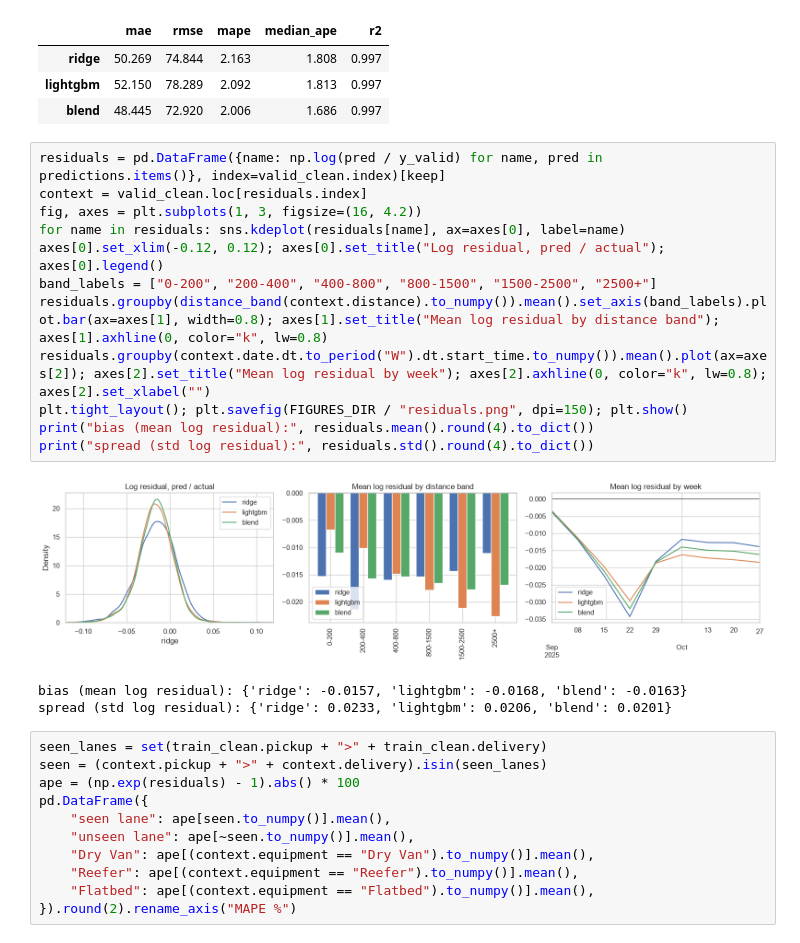
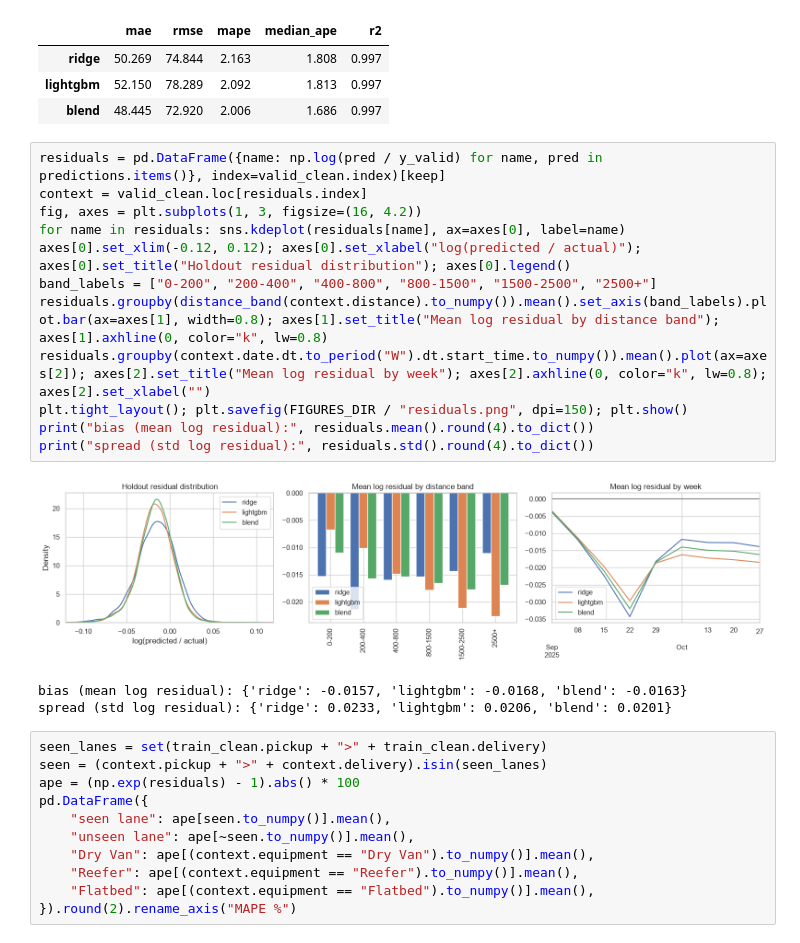
Before and after one commit to elseagle/sp-t1, a Jupyter notebook: notebooks/02_model_selection.ipynb, the cells around one changed output. Saved outputs shown, nothing was run; the diff lists cells and outputs as text.

Commit message:
Tidy report layout and residual plot labels

```diff
--- a/notebooks/02_model_selection.ipynb
+++ b/notebooks/02_model_selection.ipynb
@@ -92,17 +92,17 @@ pd.DataFrame({name: regression_metrics(y_valid[keep], pred[keep]) for name, pred
 # %%
 residuals = pd.DataFrame({name: np.log(pred / y_valid) for name, pred in predictions.items()}, index=valid_clean.index)[keep]
 context = valid_clean.loc[residuals.index]
 fig, axes = plt.subplots(1, 3, figsize=(16, 4.2))
 for name in residuals: sns.kdeplot(residuals[name], ax=axes[0], label=name)
-axes[0].set_xlim(-0.12, 0.12); axes[0].set_title("Log residual, pred / actual"); axes[0].legend()
+axes[0].set_xlim(-0.12, 0.12); axes[0].set_xlabel("log(predicted / actual)"); axes[0].set_title("Holdout residual distribution"); axes[0].legend()
 band_labels = ["0-200", "200-400", "400-800", "800-1500", "1500-2500", "2500+"]
 residuals.groupby(distance_band(context.distance).to_numpy()).mean().set_axis(band_labels).plot.bar(ax=axes[1], width=0.8); axes[1].set_title("Mean log residual by distance band"); axes[1].axhline(0, color="k", lw=0.8)
 residuals.groupby(context.date.dt.to_period("W").dt.start_time.to_numpy()).mean().plot(ax=axes[2]); axes[2].set_title("Mean log residual by week"); axes[2].axhline(0, color="k", lw=0.8); axes[2].set_xlabel("")
 plt.tight_layout(); plt.savefig(FIGURES_DIR / "residuals.png", dpi=150); plt.show()
 print("bias (mean log residual):", residuals.mean().round(4).to_dict())
 print("spread (std log residual):", residuals.std().round(4).to_dict())
 # %% [output]
-[figure, old version]
+[figure, new version]
 bias (mean log residual): {'ridge': -0.0157, 'lightgbm': -0.0168, 'blend': -0.0163}
 spread (std log residual): {'ridge': 0.0233, 'lightgbm': 0.0206, 'blend': 0.0201}
 # %%
```
Also changed, not shown: 2 other files.
